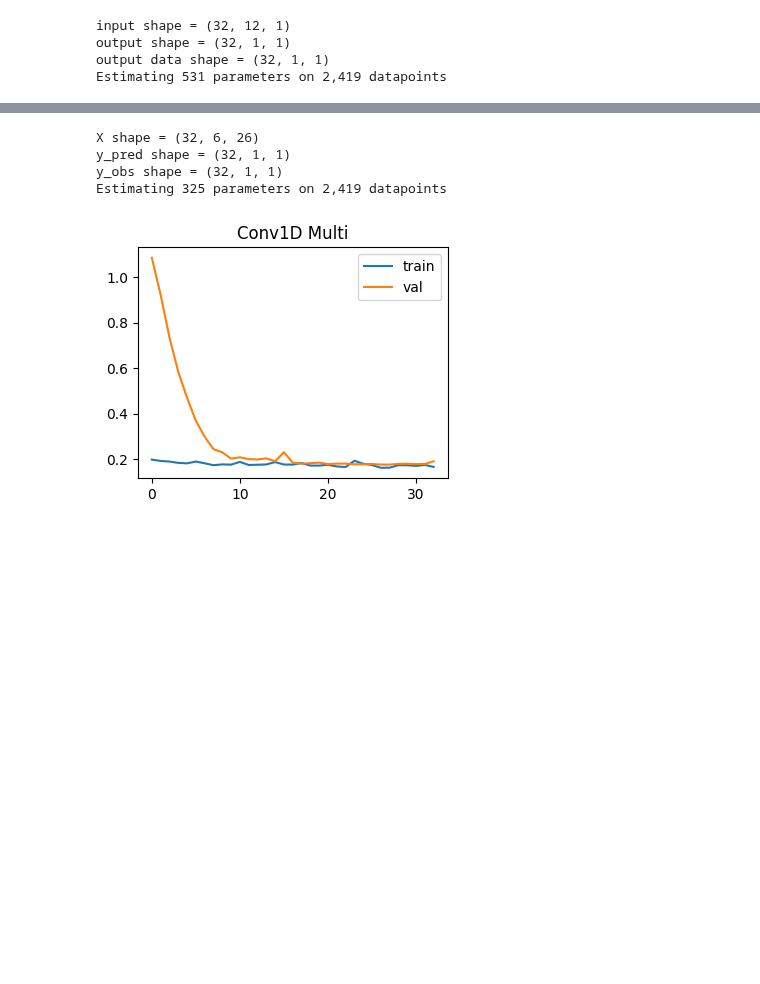
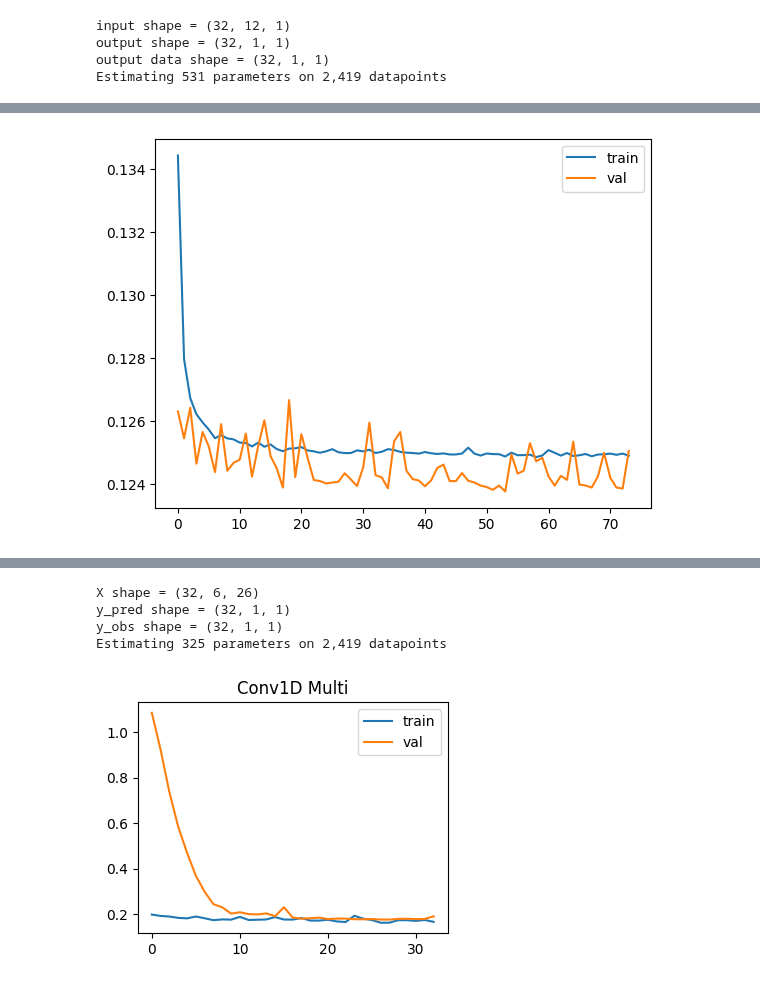
Before and after one commit to robetatis/study_notes_ml, a Jupyter notebook: demand.ipynb, the cells around one changed output, grey strips where cells are left out. Drawn from its saved outputs; the diff is of its cells as text; code cells hidden in the pictures; blank space fills up the shorter version.

```diff
--- a/demand.ipynb
+++ b/demand.ipynb
@@ -297,23 +294,0 @@ Plotting the quality naive model can be misleading: from far away, predictions a
-# %%
-import numpy as np
-import matplotlib.pyplot as plt
-from statsmodels.graphics.tsaplots import plot_acf
-import matplotlib.gridspec as gridspec
-
-n = 100
-t = range(100)
-x = np.random.normal(0, 3, n)
-xpred = x[:-1]
-error = xpred - x[1:]
-
-fig = plt.figure(figsize=(15, 3))
-gs = gridspec.GridSpec(1, 4)
-ax1 = fig.add_subplot(gs[0, :2])
-ax2 = fig.add_subplot(gs[0, 2])
-ax3 = fig.add_subplot(gs[0, 3])
-ax1.plot(t[1:], x[1:], color='black', label='obs')
-ax1.plot(t[1:], xpred, color='red', linestyle=':', label='pred')
-ax1.legend()
-plot_acf(x, lags=10, ax=ax2)
-ax3.hist(error)
-plt.show()
@@ -325,0 +359,2 @@ The above models only predict a single series
+# %%
+history_conv_bigdata = compile_and_fit(conv_bigdata, w_conv_bigdata, max_epochs=MAX_EPOCHS, patience=20, verbose=1)
@@ -325,0 +383,8 @@ The above models only predict a single series
+# %%
+fig, ax = plt.subplots()
+ax.plot(history_conv_bigdata.history['loss'], label='train')
+ax.plot(history_conv_bigdata.history['val_loss'], label='val')
+ax.legend()
+plt.show()
+# %% [output]
+[figure, added]
```
Also changed, not shown: parts of 23 cells of this notebook, 2 other files.
